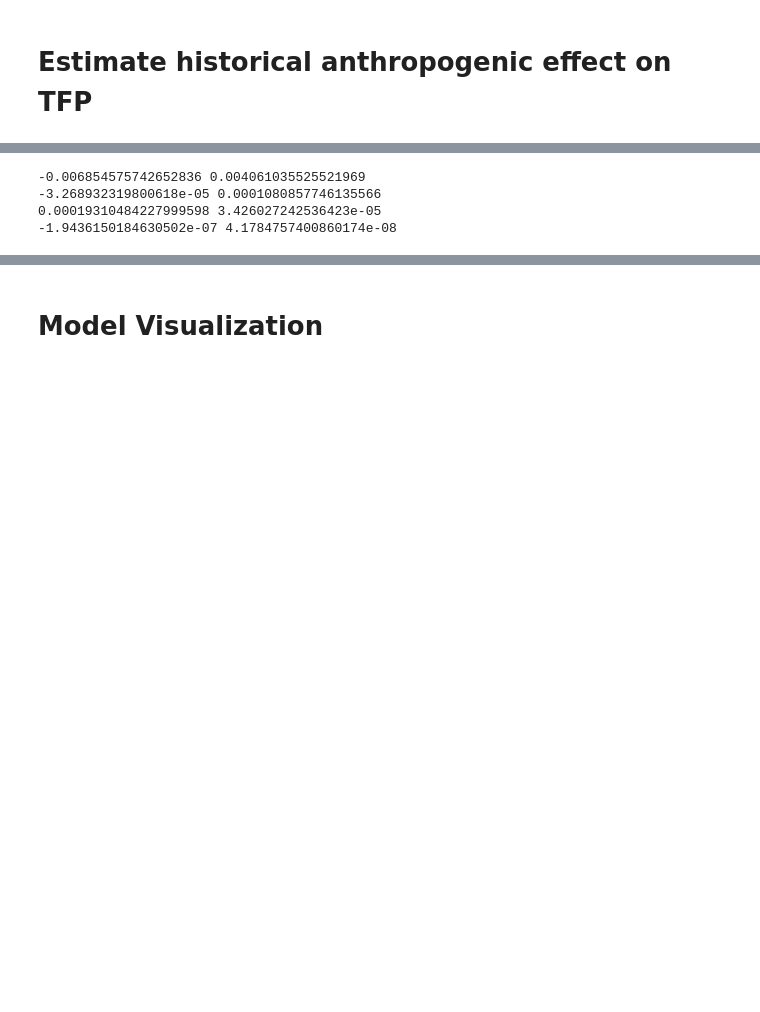
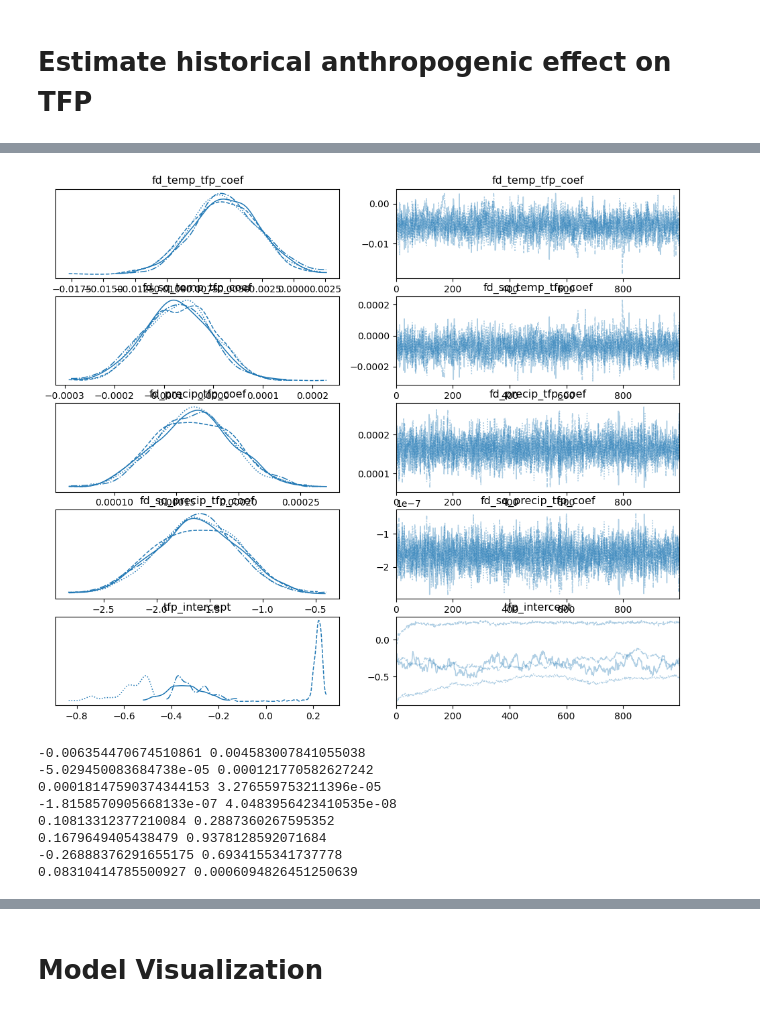
Before and after one commit to greenguy33/environmental-bayesian-modeling, a Jupyter notebook: notebooks/OrtizBobea_paper_reproduction.ipynb, the cells around one changed output, grey strips where cells are left out. Drawn from its saved outputs; the diff is of its cells as text; code cells hidden in the pictures; blank space fills up the shorter version.

```diff
--- a/notebooks/OrtizBobea_paper_reproduction.ipynb
+++ b/notebooks/OrtizBobea_paper_reproduction.ipynb
@@ -248,13 +264,26 @@ coef4 = trace.posterior.fd_sq_precip_tfp_coef.data.flatten()
+# %%
+fig = az.plot_trace(trace, var_names=["fd_temp_tfp_coef","fd_sq_temp_tfp_coef","fd_precip_tfp_coef","fd_sq_precip_tfp_coef","tfp_intercept"]).ravel()[0].figure
+fig.show()
+# %% [output]
+[figure, added]
 # %%
 print(np.mean(coef1), np.std(coef1))
 print(np.mean(coef2), np.std(coef2))
 print(np.mean(coef3), np.std(coef3))
 print(np.mean(coef4), np.std(coef4))
+print(np.mean(country_coefs), np.std(country_coefs))
+print(np.mean(year_coefs), np.std(year_coefs))
+print(np.mean(intercept), np.std(intercept))
+print(np.mean(tfp_std), np.std(tfp_std))
 # %% [output]
--0.006854575742652836 0.004061035525521969
--3.268932319800618e-05 0.0001080857746135566
-0.00019310484227999598 3.426027242536423e-05
--1.9436150184630502e-07 4.1784757400860174e-08
+-0.006354470674510861 0.004583007841055038
+-5.029450083684738e-05 0.000121770582627242
+0.00018147590374344153 3.276559753211396e-05
+-1.8158570905668133e-07 4.0483956423410535e-08
+0.10813312377210084 0.2887360267595352
+0.1679649405438479 0.9378128592071684
+-0.26888376291655175 0.6934155341737778
+0.08310414785500927 0.0006094826451250639
 # %%
 # Revenue Weights
 revenue_data = pd.read_csv("../data/ortiz-bobea/data/TFP_USDA/revenue_shares.csv")
```
Also changed, not shown: parts of 11 cells of this notebook, 7 other files.
